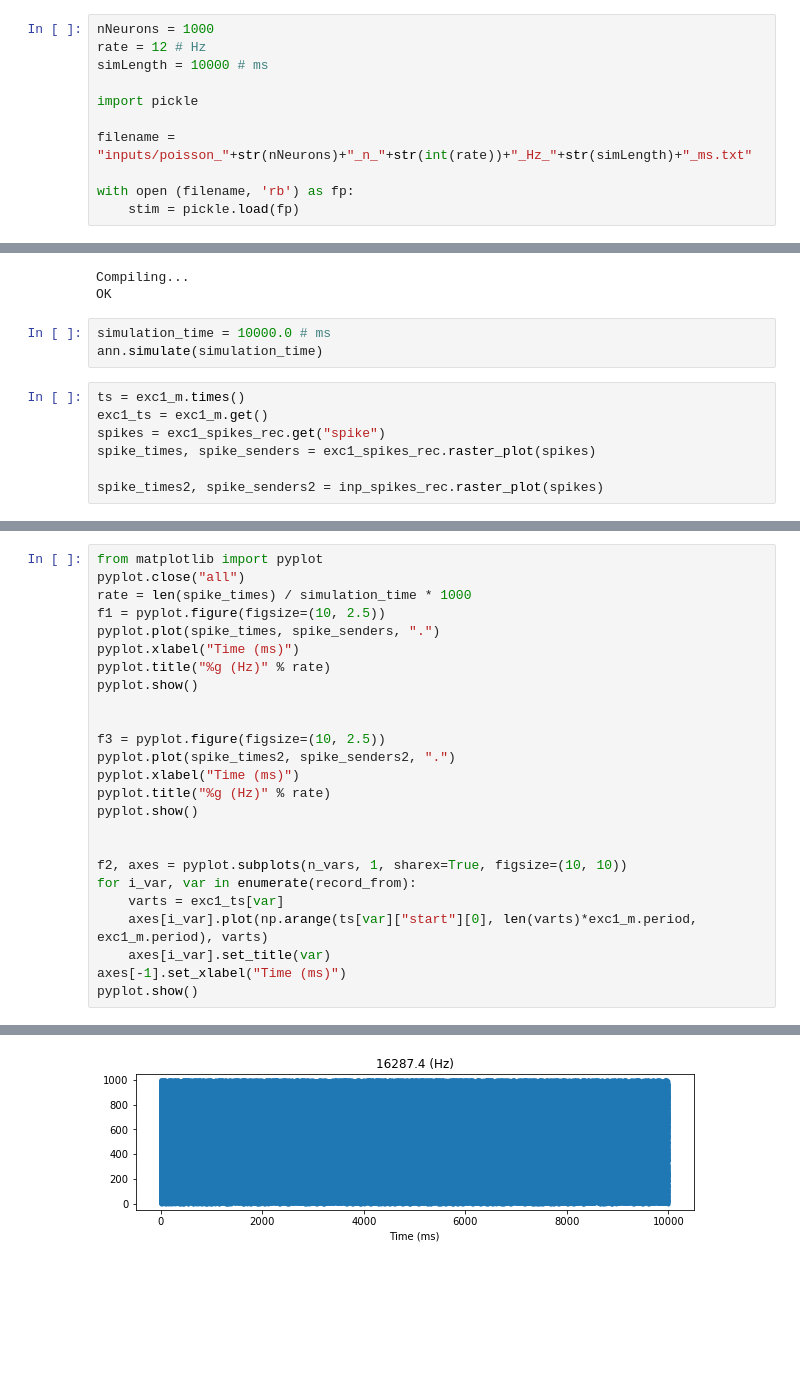
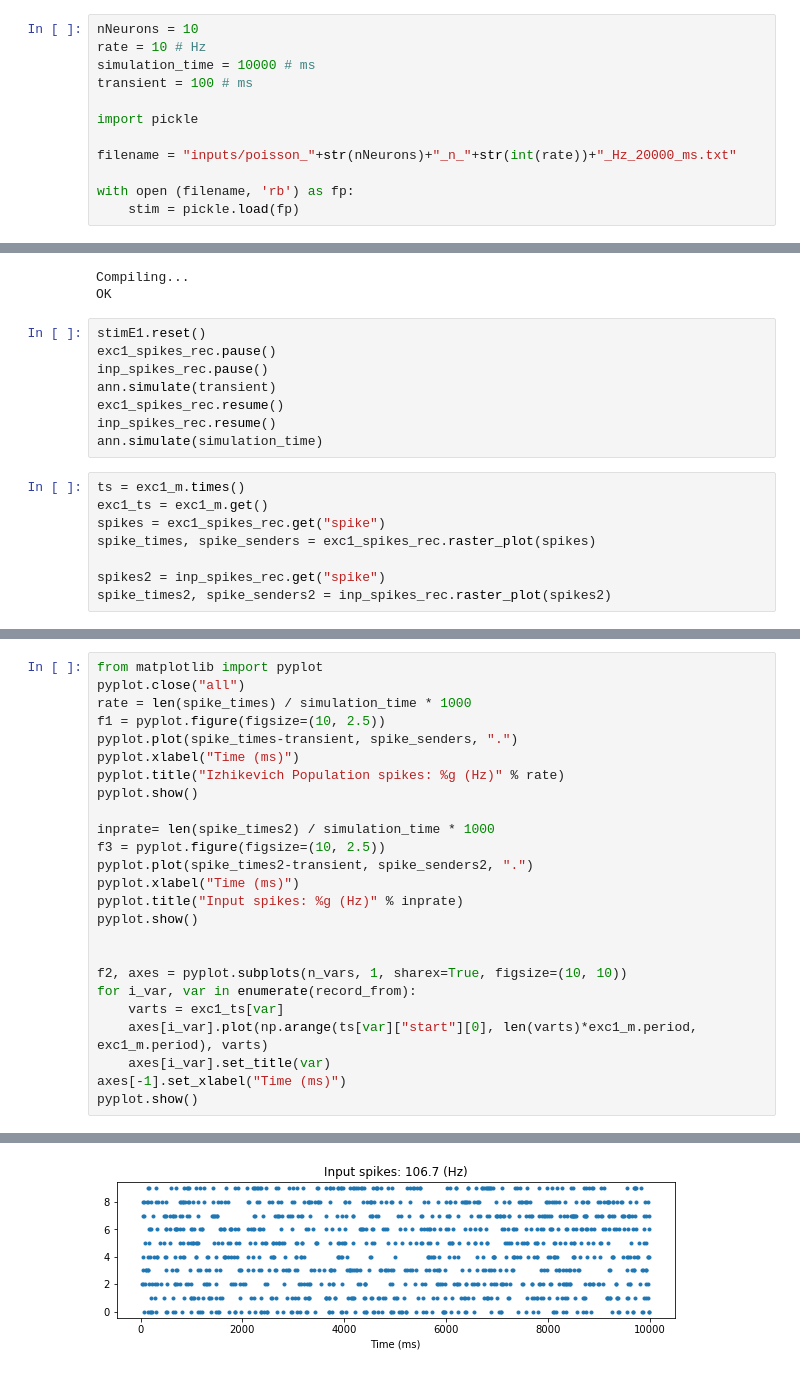
Before and after one commit to Fox8888/tvb-multiscale, a Jupyter notebook: examples/notebooks/nest-annarchy-comparison/izhikevich_hamker_annarchy_n_neurons.ipynb, the cells around one changed output, grey strips where cells are left out. Saved outputs shown, nothing was run; the diff lists cells and outputs as text; blank space fills up the shorter version.

Commit message:
- generated 20 000 ms input spikes - in izhikevich_hamker_annarchy_n_neurons.ipynb, implemented a transient period - and caught a mistake - the input spikes are not the same as the output after all!

```diff
--- a/examples/notebooks/nest-annarchy-comparison/izhikevich_hamker_annarchy_n_neurons.ipynb
+++ b/examples/notebooks/nest-annarchy-comparison/izhikevich_hamker_annarchy_n_neurons.ipynb
@@ -53,13 +53,14 @@ except:
 # %% [output]
 Deleted previously compiled network!
 # %%
-nNeurons = 1000
-rate = 12 # Hz
-simLength = 10000 # ms
+nNeurons = 10
+rate = 10 # Hz
+simulation_time = 10000 # ms
+transient = 100 # ms
 
 import pickle
 
-filename = "inputs/poisson_"+str(nNeurons)+"_n_"+str(int(rate))+"_Hz_"+str(simLength)+"_ms.txt"
+filename = "inputs/poisson_"+str(nNeurons)+"_n_"+str(int(rate))+"_Hz_20000_ms.txt"
 
 with open (filename, 'rb') as fp:
     stim = pickle.load(fp)
@@ -86,15 +87,21 @@ ann.compile()
 # %% [output]
 Compiling...
 OK
-# %%
-simulation_time = 10000.0 # ms
-ann.simulate(simulation_time)
+# %%
+stimE1.reset()
+exc1_spikes_rec.pause()
+inp_spikes_rec.pause()
+ann.simulate(transient)
+exc1_spikes_rec.resume()
+inp_spikes_rec.resume()
+ann.simulate(simulation_time)
 # %%
 ts = exc1_m.times()
 exc1_ts = exc1_m.get()
 spikes = exc1_spikes_rec.get("spike")
 spike_times, spike_senders = exc1_spikes_rec.raster_plot(spikes)
 
-spike_times2, spike_senders2 = inp_spikes_rec.raster_plot(spikes)
+spikes2 = inp_spikes_rec.get("spike")
+spike_times2, spike_senders2 = inp_spikes_rec.raster_plot(spikes2)
 # %%
 # This checks if there is a difference between stimulation and ouput spikes
@@ -108,16 +120,16 @@ from matplotlib import pyplot
 pyplot.close("all")
 rate = len(spike_times) / simulation_time * 1000
 f1 = pyplot.figure(figsize=(10, 2.5))
-pyplot.plot(spike_times, spike_senders, ".")
+pyplot.plot(spike_times-transient, spike_senders, ".")
 pyplot.xlabel("Time (ms)")
-pyplot.title("%g (Hz)" % rate)
+pyplot.title("Izhikevich Population spikes: %g (Hz)" % rate)
 pyplot.show()
 
-
+inprate= len(spike_times2) / simulation_time * 1000
 f3 = pyplot.figure(figsize=(10, 2.5))
-pyplot.plot(spike_times2, spike_senders2, ".")
+pyplot.plot(spike_times2-transient, spike_senders2, ".")
 pyplot.xlabel("Time (ms)")
-pyplot.title("%g (Hz)" % rate)
+pyplot.title("Input spikes: %g (Hz)" % inprate)
 pyplot.show()
 
 
@@ -133 +145 @@ pyplot.show()
-[figure, old version]
+[figure, new version]
```
Also changed, not shown: parts of 5 cells of this notebook, 12 other files.
